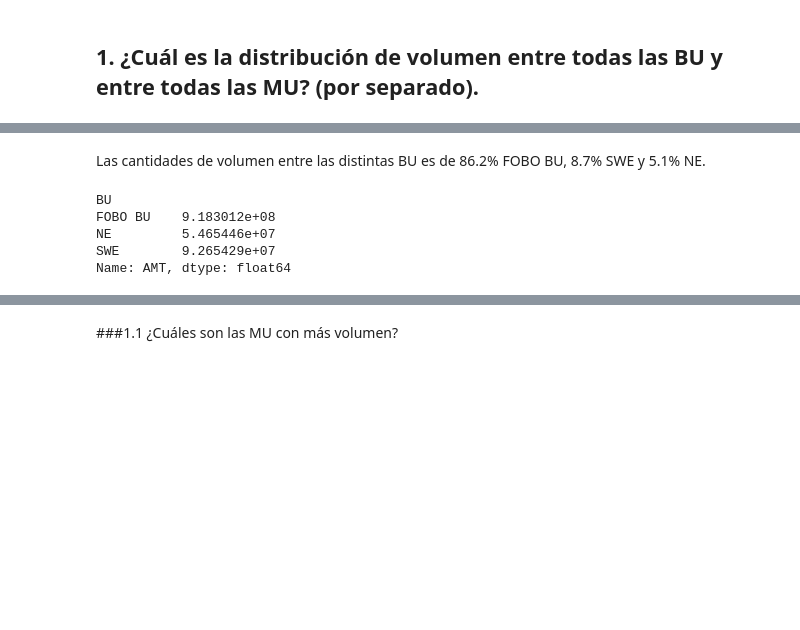
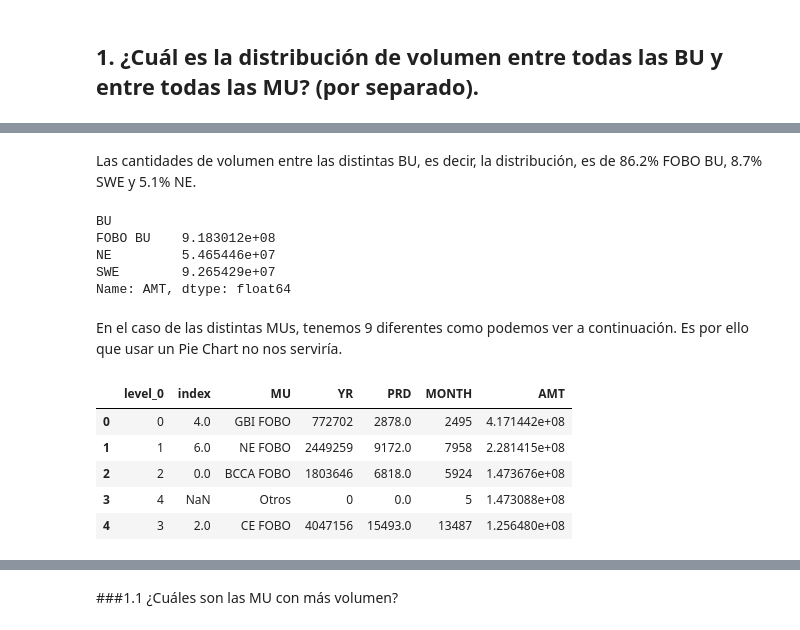
Before and after one commit to Ana-AlonsoCanizares/Visualizacion_datos, a Jupyter notebook: Pr1_VisualizacionDatos_AnaAlonso.ipynb, the cells around one changed output, grey strips where cells are left out. Drawn from its saved outputs; the diff is of its cells as text; code cells hidden in the pictures; blank space fills up the shorter version.

```diff
--- a/Pr1_VisualizacionDatos_AnaAlonso.ipynb
+++ b/Pr1_VisualizacionDatos_AnaAlonso.ipynb
@@ -144,5 +146,5 @@ plt.show()
 # %% [markdown]
-Las cantidades de volumen entre las distintas BU es de 86.2% FOBO BU, 8.7% SWE y 5.1% NE.
+Las cantidades de volumen entre las distintas BU, es decir, la distribución, es de 86.2% FOBO BU, 8.7% SWE y 5.1% NE.
 # %%
 BU['AMT']
 # %% [output]
@@ -151,3 +153,31 @@ FOBO BU    9.183012e+08
 NE         5.465446e+07
 SWE        9.265429e+07
 Name: AMT, dtype: float64
+# %% [markdown]
+En el caso de las distintas MUs, tenemos 9 diferentes como podemos ver a continuación. Es por ello que usar un Pie Chart no nos serviría.
+# %%
+MU = data.groupby('MU', as_index=False).sum()
+MU = MU.sort_values(by='AMT', ascending=False).reset_index()
+MU1 = MU[0:4]
+
+
+
+MU2 = MU[4:9]
+AMT_otros = MU2["AMT"].values[0] + MU2["AMT"].values[1] + MU2["AMT"].values[2] + MU2["AMT"].values[3] + MU2["AMT"].values[4]
+AMT_otros
+
+# MU1.append(['0', '0', '0', AMT_otros])
+
+new_row = {'MU':'Otros','YR':0, 'PRD':0, 'MONTH':5, 'AMT':AMT_otros}
+MU = MU1.append(new_row, ignore_index=True)
+
+MU = MU.sort_values(by='AMT', ascending=False).reset_index()
+
+MU
+# %% [output]
+|  | level_0 | index | MU | YR | PRD | MONTH | AMT |
+| 0 | 0 | 4.0 | GBI FOBO | 772702 | 2878.0 | 2495 | 4.171442e+08 |
+| 1 | 1 | 6.0 | NE FOBO | 2449259 | 9172.0 | 7958 | 2.281415e+08 |
+| 2 | 2 | 0.0 | BCCA FOBO | 1803646 | 6818.0 | 5924 | 1.473676e+08 |
+| 3 | 4 | NaN | Otros | 0 | 0.0 | 5 | 1.473088e+08 |
+| 4 | 3 | 2.0 | CE FOBO | 4047156 | 15493.0 | 13487 | 1.256480e+08 |
```
Also changed, not shown: parts of 14 cells of this notebook.
